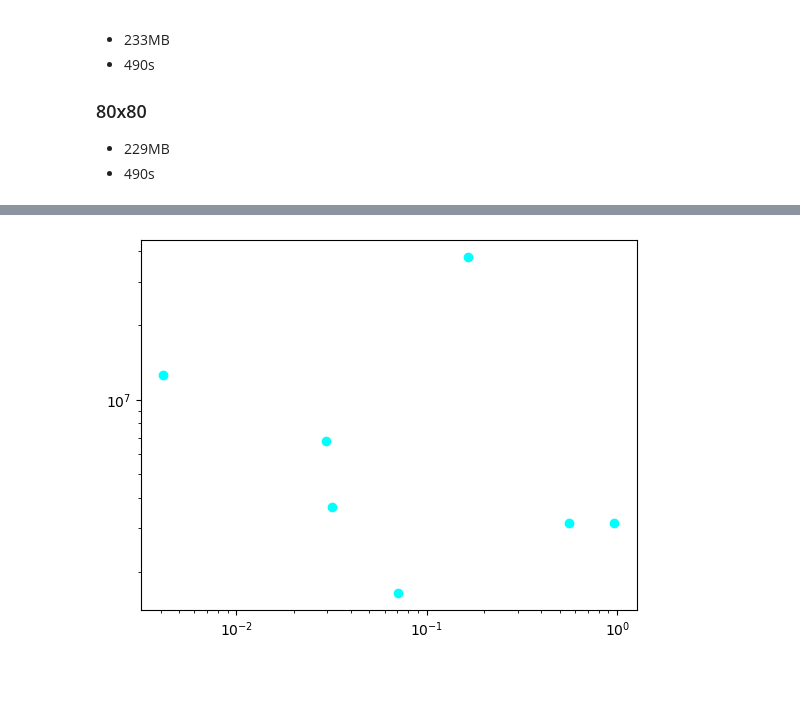
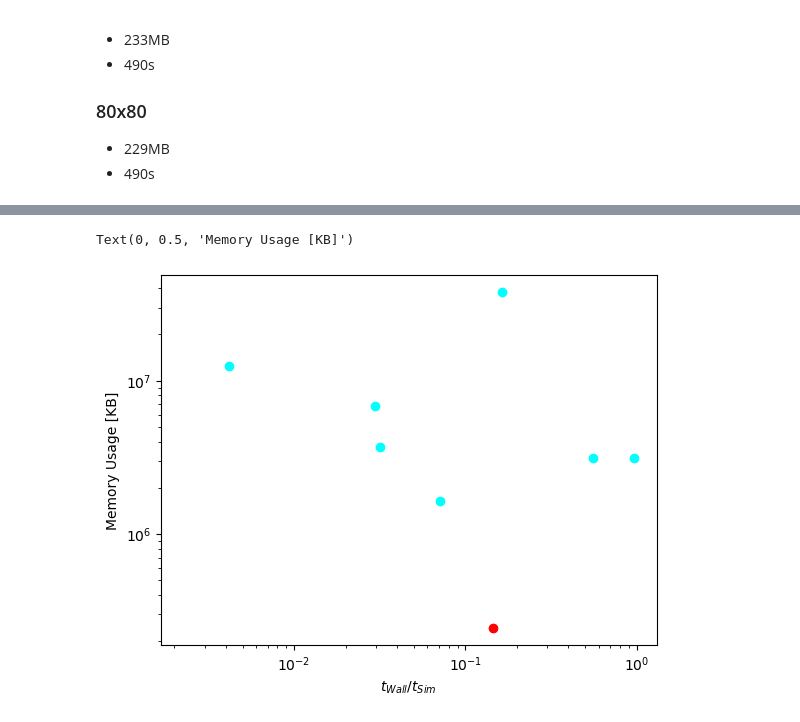
Before and after one commit to idaholab/swift, a Jupyter notebook: benchmarks/02_oswald_ripening/notebook.ipynb, the cells around one changed output, grey strips where cells are left out. Cells and saved outputs as stored; diff of their text form; code cells hidden in the pictures; blank space fills up the shorter version.

```diff
--- a/benchmarks/02_oswald_ripening/notebook.ipynb
+++ b/benchmarks/02_oswald_ripening/notebook.ipynb
@@ -39,7 +39,12 @@ Text(0, 0.5, 'Simulated Free Energy [a.u.]')
 # %%
 for s in j2:
   plt.scatter(s['x'],[float(n) for n in s['y']], color = 'cyan')
+plt.scatter([1360.425/9.433526e+03],[243e3], color = 'red')
+plt.scatter([1360.425/9.433526e+03/64.1],[243e3], color = 'white')
 plt.xscale('log')
 plt.yscale('log')
+plt.xlabel('$t_{Wall}/t_{Sim}$')
+plt.ylabel('Memory Usage [KB]')
 # %% [output]
+Text(0, 0.5, 'Memory Usage [KB]')
-[figure, old version]
+[figure, new version]
```
Also changed, not shown: parts of 4 cells of this notebook, 3 other files.
